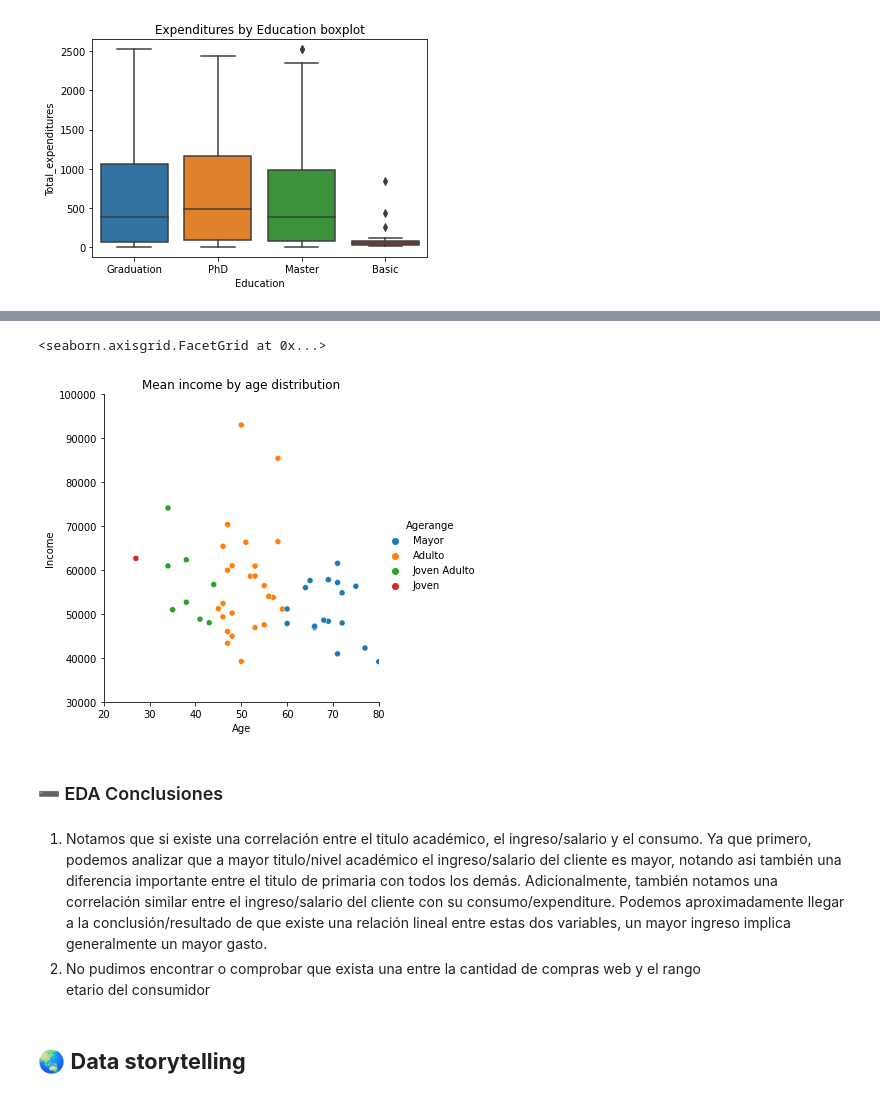
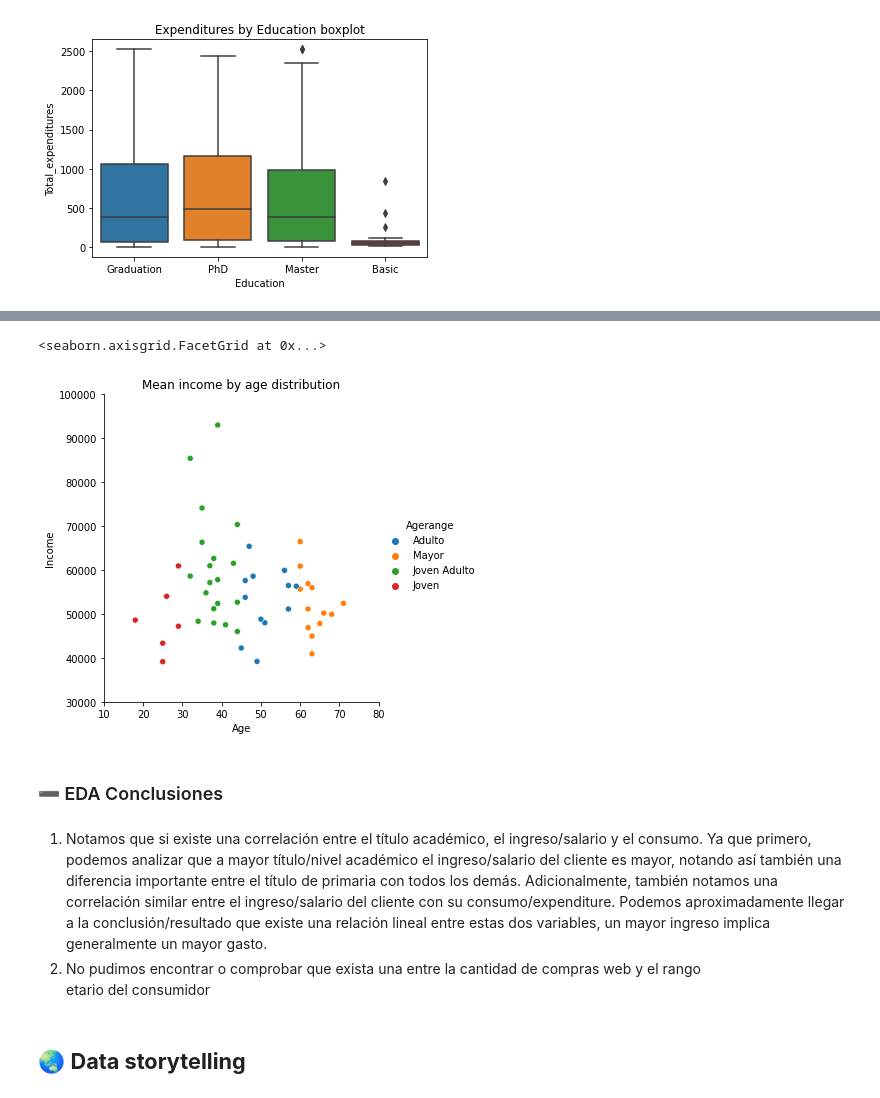
Before and after one commit to franciscosesto/Proyecto-Final-CoderHouse, a Jupyter notebook: Dataset_de_características_del_consumidor.ipynb, the cells around one changed output, grey strips where cells are left out. Drawn from its saved outputs; the diff is of its cells as text; code cells hidden in the pictures.

```diff
--- a/Dataset_de_características_del_consumidor.ipynb
+++ b/Dataset_de_características_del_consumidor.ipynb
@@ -291,11 +290,11 @@ df['Dt_Customer'] = df['Dt_Customer'].apply(lambda x: dt.datetime.strptime(x, "%
 # %%
-#Agregando una columna con la antiguedad del cliente desde que se registró
-df["Dt_Customer_seniority"]=dt.date.today().year - df["Dt_Customer"].dt.year
+#Agregando una columna con la antigüedad del cliente desde que se registró
+df["Dt_Customer_seniority"]=df['Dt_Customer'].dt.year.max() - df["Dt_Customer"].dt.year
 # %% [markdown]
 ***Crear columna de edad del cliente***
 # %%
 #Agregando una columna con la edad del cliente
-df["Age"]=dt.date.today().year - df["Year_Birth"]
+df["Age"]=df['Dt_Customer'].dt.year.max() - df["Year_Birth"]
 # %%
 #Chequeo los valores de edad
 df["Age"].agg(["min", "mean", "median", "max"])
@@ -564,23 +692,21 @@ agehist.set(title="Income and age distribution", xlabel="Age", xlim=(20,80), yli
 # %%
 # Mean Income and age Scatterplot
 import seaborn as sns
-# Usamos la formula de sturges para calcular la cantidad de intervalos
+# Usamos la fórmula de sturges para calcular la cantidad de intervalos
 # Sturges = 1 + log_2(n)
 
 
 mean_income= df.groupby("Age")["Income"].mean()
 
 agehist=sns.relplot(data = df, x="Age", y=mean_income,  hue="Agerange")
-agehist.set(title="Mean income by age distribution", xlabel="Age", xlim=(20,80), ylim=(30000, 100000))
+agehist.set(title="Mean income by age distribution", xlabel="Age", xlim=(10,80), ylim=(30000, 100000))
 # %% [output]
 <seaborn.axisgrid.FacetGrid at 0x...>
-[figure, old version]
+[figure, new version]
 # %% [markdown]
 ### ➖ EDA Conclusiones
 # %% [markdown]
-1. Notamos que si existe una correlación entre el titulo académico, el ingreso/salario y el consumo.
-Ya que primero, podemos analizar que a mayor titulo/nivel académico el ingreso/salario del cliente es mayor, notando asi también una diferencia importante entre el titulo de primaria con todos los demás.
-Adicionalmente, también notamos una correlación similar entre el ingreso/salario del cliente con su consumo/expenditure. Podemos aproximadamente llegar a la conclusión/resultado de que existe una relación lineal entre estas dos variables, un mayor ingreso implica generalmente un mayor gasto.
+1. Notamos que si existe una correlación entre el título académico, el ingreso/salario y el consumo. Ya que primero, podemos analizar que a mayor título/nivel académico el ingreso/salario del cliente es mayor, notando así también una diferencia importante entre el título de primaria con todos los demás. Adicionalmente, también notamos una correlación similar entre el ingreso/salario del cliente con su consumo/expenditure. Podemos aproximadamente llegar a la conclusión/resultado que existe una relación lineal entre estas dos variables, un mayor ingreso implica generalmente un mayor gasto.
 2. No pudimos encontrar o comprobar que exista una entre la cantidad de compras web y el rango etario del consumidor <br>
 # %% [markdown]
 ## 🌏 **Data storytelling**
```
Also changed, not shown: parts of 70 cells of this notebook.
